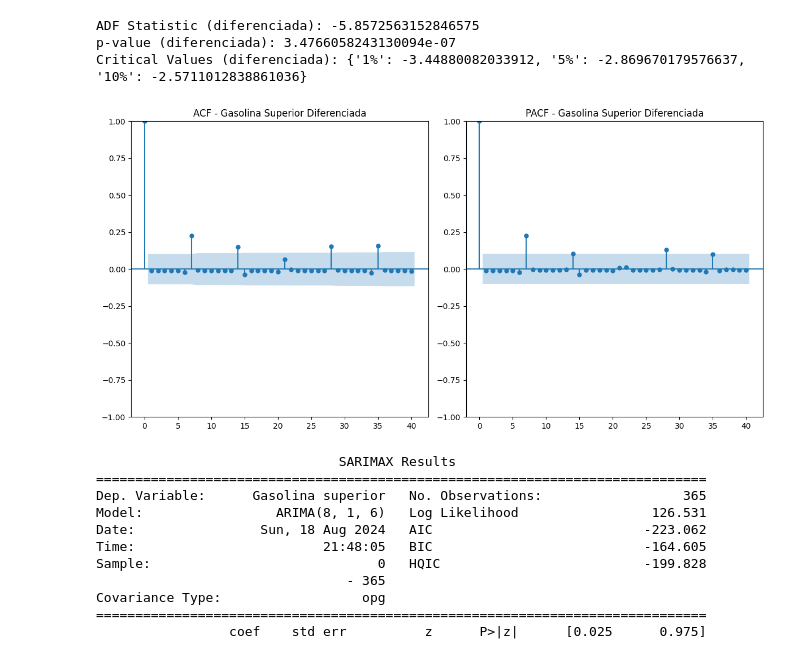
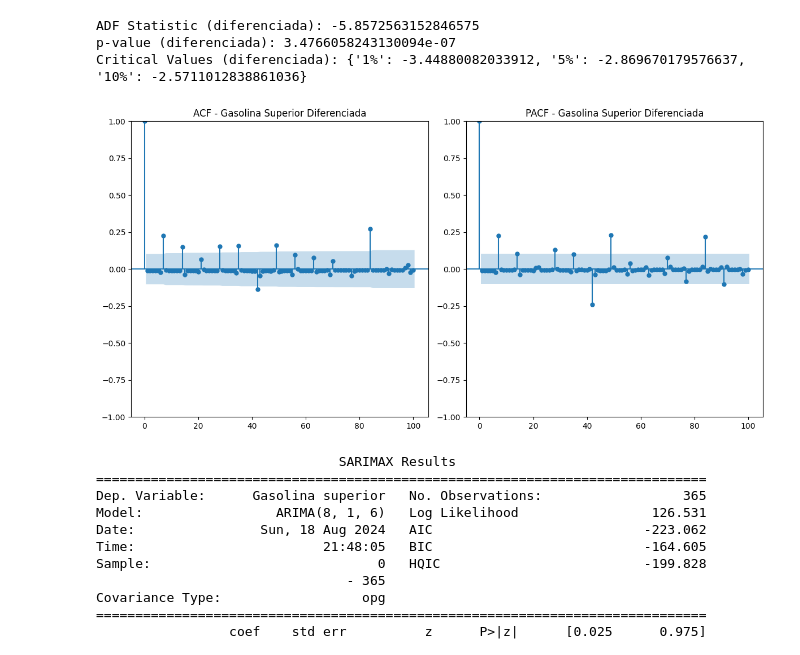
Before and after one commit to Jskenpo/DS_LAB2, a Jupyter notebook: LAB2.ipynb, the cells around one changed output. Drawn from its saved outputs; the diff is of its cells as text; code cells hidden in the pictures.

```diff
--- a/LAB2.ipynb
+++ b/LAB2.ipynb
@@ -622,19 +622,19 @@ Critical Values (diferenciada): {'1%': -3.44880082033912, '5%': -2.8696701795766
 # %%
 # Graficar ACF y PACF para la serie diferenciada
 plt.figure(figsize=(12, 6))
 
 plt.subplot(1, 2, 1)
-plot_acf(precios_filtered['Gasolina superior_diff'].dropna(), lags=40, ax=plt.gca())
+plot_acf(precios_filtered['Gasolina superior_diff'].dropna(), lags=100, ax=plt.gca())
 plt.title('ACF - Gasolina Superior Diferenciada')
 
 plt.subplot(1, 2, 2)
-plot_pacf(precios_filtered['Gasolina superior_diff'].dropna(), lags=40, ax=plt.gca())
+plot_pacf(precios_filtered['Gasolina superior_diff'].dropna(), lags=100, ax=plt.gca())
 plt.title('PACF - Gasolina Superior Diferenciada')
 
 plt.tight_layout()
 plt.show()
 # %% [output]
-[figure, old version]
+[figure, new version]
 # %%
 # Ajustar el modelo ARIMA con los parámetros p, d, q
 p = 8  # Ajusta según el gráfico de PACF
```
Also changed, not shown: parts of 6 cells of this notebook.
